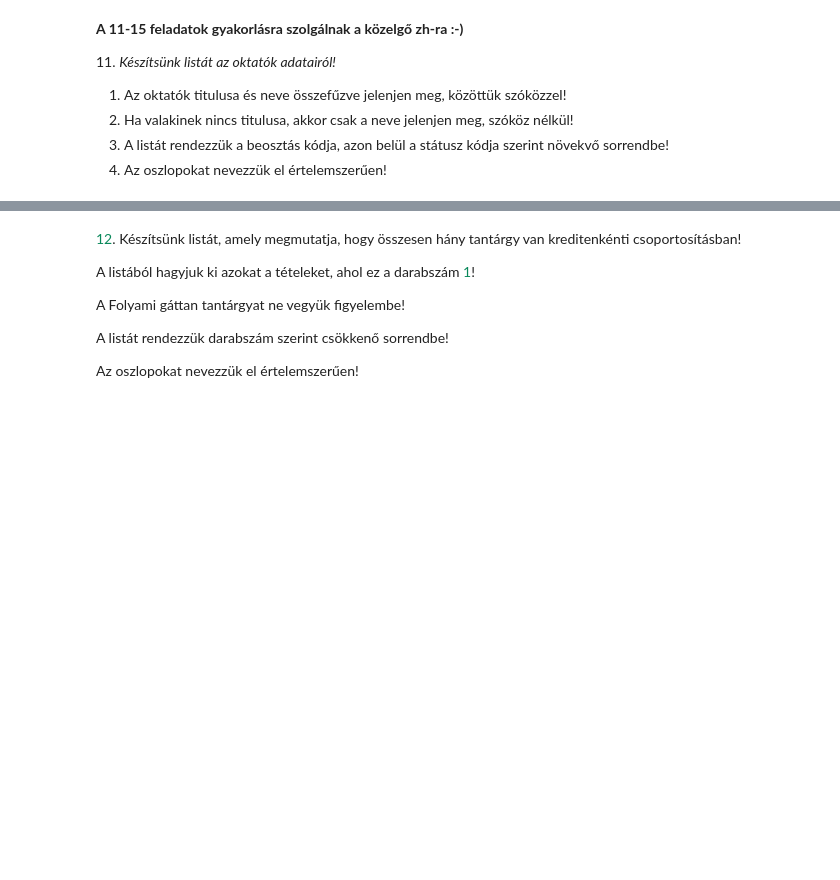
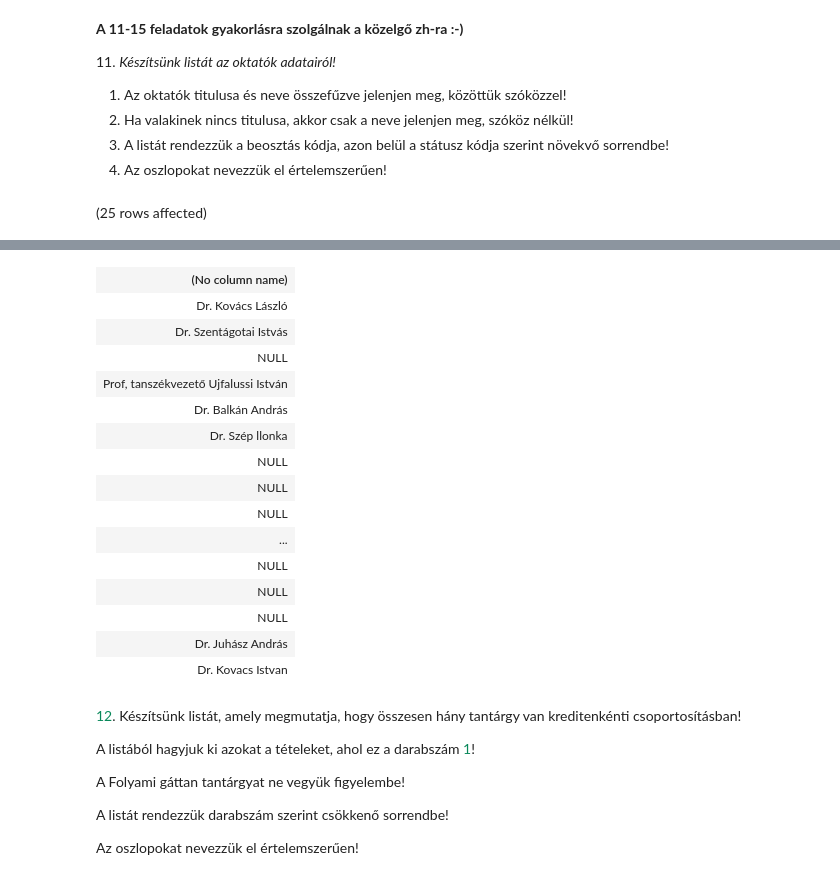
Before and after one commit to CsatoCsege/adatbazis1, a Jupyter notebook: gyakorlat03_feladatok.ipynb, the cells around one changed output, grey strips where cells are left out. Saved outputs shown, nothing was run; the diff lists cells and outputs as text; code cells hidden in the pictures; blank space fills up the shorter version.

```diff
--- a/gyakorlat03_feladatok.ipynb
+++ b/gyakorlat03_feladatok.ipynb
@@ -121,3 +121,7 @@ Total execution time: 00:00:00.015
 4. Az oszlopokat nevezzük el értelemszerűen!
 # %%
 -- 12,13,15,11,14
+SELECT Oktatok.titulus + ' ' + Oktatok.nev
+FROM Oktatok
+# %% [output]
+(25 rows affected)
@@ -124,3 +129,19 @@ Total execution time: 00:00:00.015
+| (No column name) |
+| Dr. Kovács László |
+| Dr. Szentágotai Istvás |
+| NULL |
+| Prof, tanszékvezető Ujfalussi István |
+| Dr. Balkán András |
+| Dr. Szép llonka |
+| NULL |
+| NULL |
+| NULL |
+| ... |
+| NULL |
+| NULL |
+| NULL |
+| Dr. Juhász András |
+| Dr. Kovacs Istvan |
 # %% [markdown]
 <span style="color: #09885a;">12</span>. Készítsünk listát, amely megmutatja, hogy összesen hány tantárgy van kreditenkénti csoportosításban!
 
```
Also changed, not shown: parts of 3 cells of this notebook.
